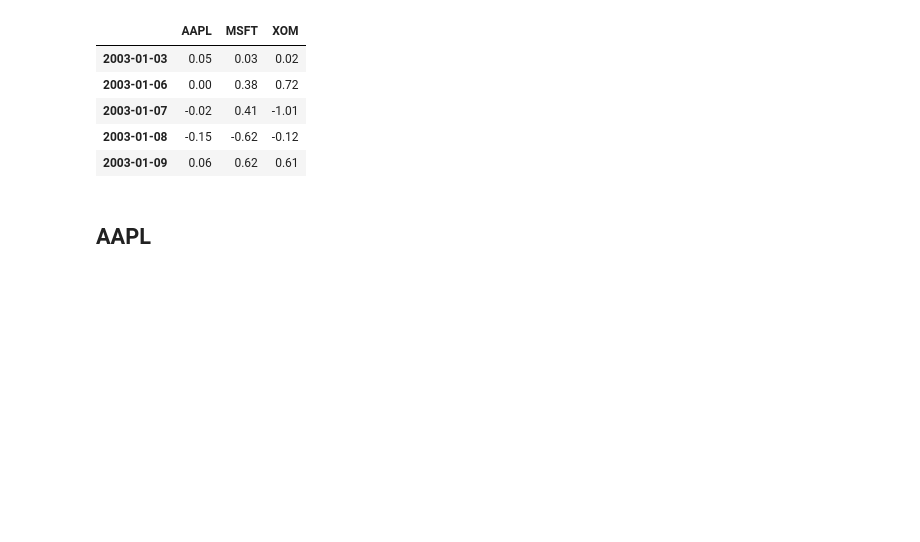
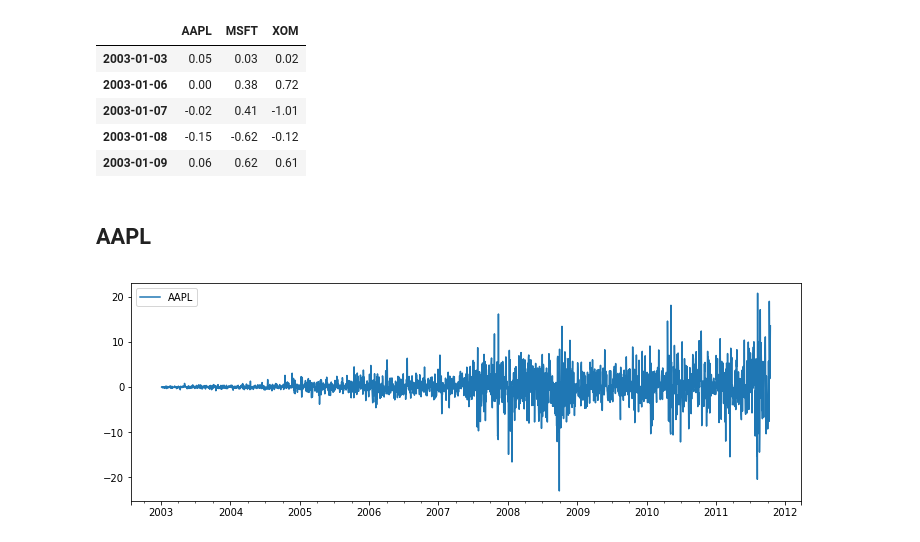
Before and after one commit to WentingRuan/Learn_Python, a Jupyter notebook: 12/hw_12.ipynb, the cells around one changed output. Saved outputs shown, nothing was run; the diff lists cells and outputs as text; code cells hidden in the pictures; blank space fills up the shorter version.

```diff
--- a/12/hw_12.ipynb
+++ b/12/hw_12.ipynb
@@ -65,6 +166,13 @@ ARIMA 模型对时间序列的要求是平稳型。
 import os
 import pandas as pd
 import numpy as np
+from __future__ import division
+from pandas import Series, DataFrame
+from numpy.random import randn
+pd.options.display.max_rows = 12
+np.set_printoptions(precision=4, suppress=True)
+import matplotlib.pyplot as plt
+plt.rc('figure', figsize=(12, 4))
 
 o =os.getcwd()
 
@@ -137,2 +245,7 @@ acorr_ljungbox(D_data, lags=1) #返回统计量和p值
 # %% [markdown]
 ## AAPL
+# %%
+AAPL.plot()
+plt.show()
+# %% [output]
+[figure, added]
```
Also changed, not shown: parts of 13 cells of this notebook.
